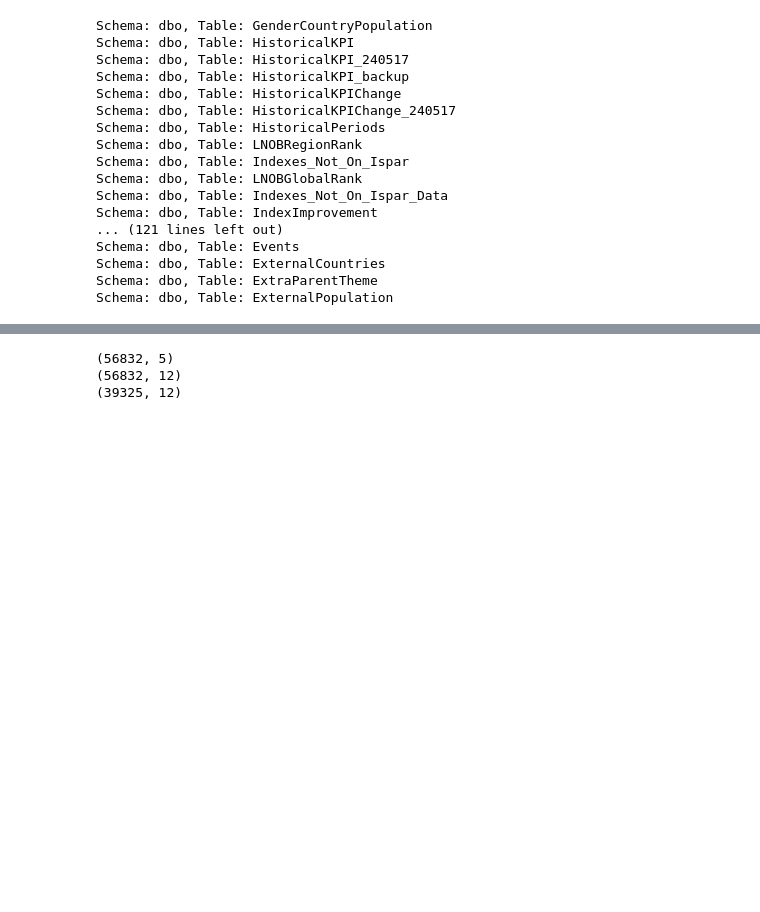
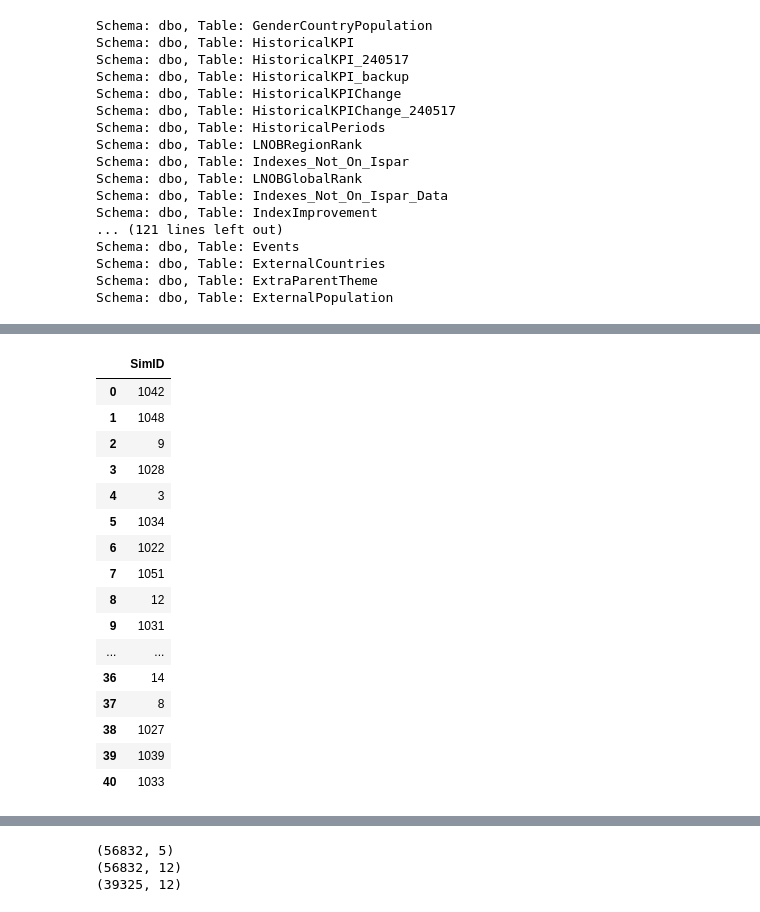
Before and after one commit to apanlili/un, a Jupyter notebook: DB Access/DB Access test.ipynb, the cells around one changed output, grey strips where cells are left out. Cells and saved outputs as stored; diff of their text form; code cells hidden in the pictures; blank space fills up the shorter version.

```diff
--- a/DB Access/DB Access test.ipynb
+++ b/DB Access/DB Access test.ipynb
@@ -257,14 +239,34 @@ connection_string = (
     "TrustServerCertificate=Yes"
 )
 # %%
-# KPI query
+# Historical Data Query
 placeholders = ",".join("?" for _ in kpi_list)
-hist_data_query = f"SELECT * FROM HistoricalKPI WHERE KPIID IN ({placeholders});"
-
+hist_data_query = f"""
+    SELECT h.*,
+           c.Name  AS CountryName,
+           c.ISO   AS CountryISO,
+           k.KeyID AS KPIKeyID,
+           k.Name  AS KPIName
+    FROM HistoricalKPI AS h
+    LEFT JOIN Countries AS c
+        ON h.CountryID = c.keyID
+    LEFT JOIN KPIs AS k
+        ON h.KPIID = k.KeyID
+    WHERE h.KPIID IN ({placeholders});
+"""
 with mssql_python.connect(connection_string) as conn:
     with conn.cursor() as cursor:
         cursor.execute(hist_data_query, kpi_list)
         columns = [col[0] for col in cursor.description]
         rows = cursor.fetchall()
+hist_data = pd.DataFrame.from_records(rows, columns=columns)
 
-hist_data = pd.DataFrame.from_records(rows, columns=columns)
+rename_map = {
+        'KPIID' : 'KPI ID',
+        'KPIName' : 'Series Name',
+        'Year' : 'year_historical_automated',
+        'Value' : 'data_historical_automated',
+        'CountryISO' : 'ISO',
+        'CountryName' : 'Country'
+    }
+hist_data = hist_data.rename(columns=rename_map)
@@ -271,5 +305,17 @@ hist_data = pd.DataFrame.from_records(rows, columns=columns)
 # %%
-country_ref_tbl_query = "SELECT keyID,Name,ISO FROM Countries;"
+server_name='sqldb-p-server-001.database.windows.net'
+database_name='ispar'
+username='ispar_user_read'
+pwd='TAescwa2025##'
+
+connection_string = (
+    f"Server={server_name};"
+    f"Database={database_name};"
+    f"UID={username};"
+    f"PWD={pwd};"
+    "TrustServerCertificate=Yes"
+)
+country_ref_tbl_query = "SELECT DISTINCT SimID FROM KPIsStructure;"
 with mssql_python.connect(connection_string) as conn:
     with conn.cursor() as cursor:
         cursor.execute(country_ref_tbl_query)
@@ -279,0 +328,20 @@ country_ref_tbl = country_ref_tbl.rename(columns={'keyID':'CountryID'})
+# %%
+country_ref_tbl
+# %% [output]
+|  | SimID |
+| 0 | 1042 |
+| 1 | 1048 |
+| 2 | 9 |
+| 3 | 1028 |
+| 4 | 3 |
+| 5 | 1034 |
+| 6 | 1022 |
+| 7 | 1051 |
+| 8 | 12 |
+| 9 | 1031 |
+| ... | ... |
+| 36 | 14 |
+| 37 | 8 |
+| 38 | 1027 |
+| 39 | 1039 |
+| 40 | 1033 |
```
Also changed, not shown: parts of 8 cells of this notebook, 4 other files.
